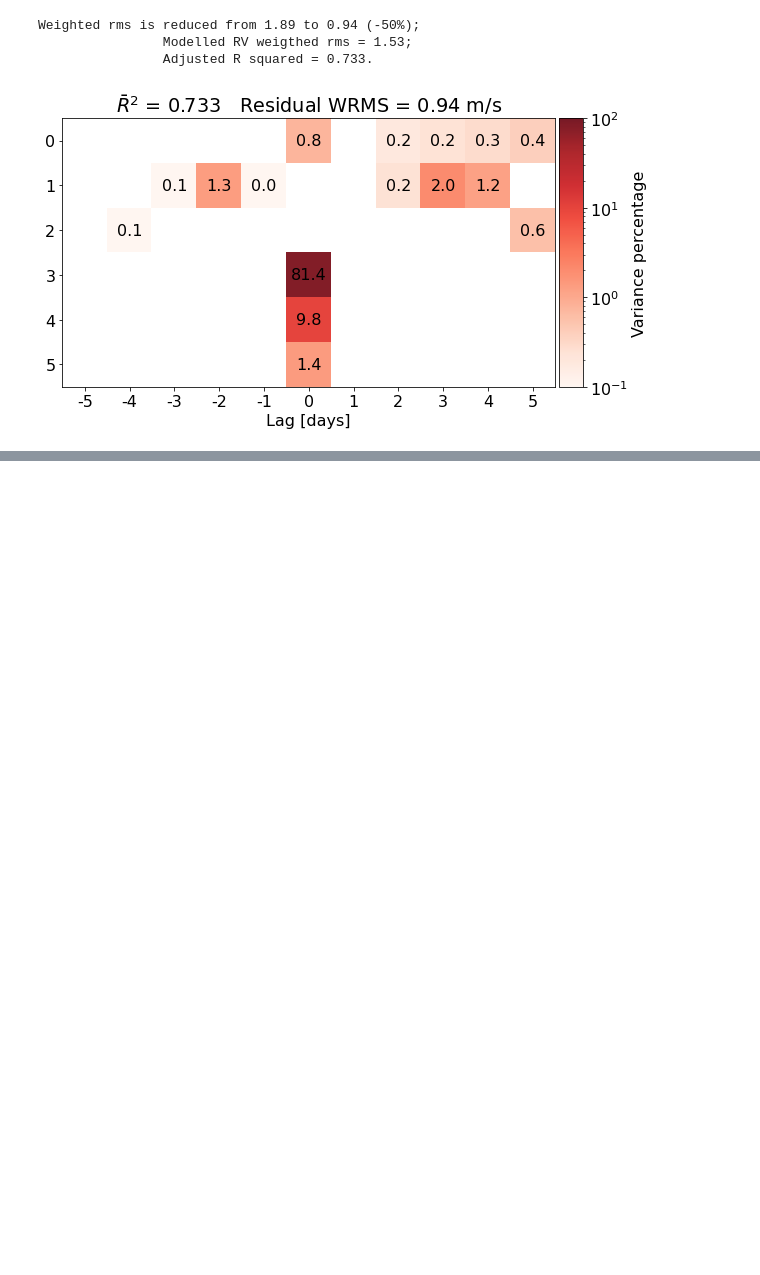
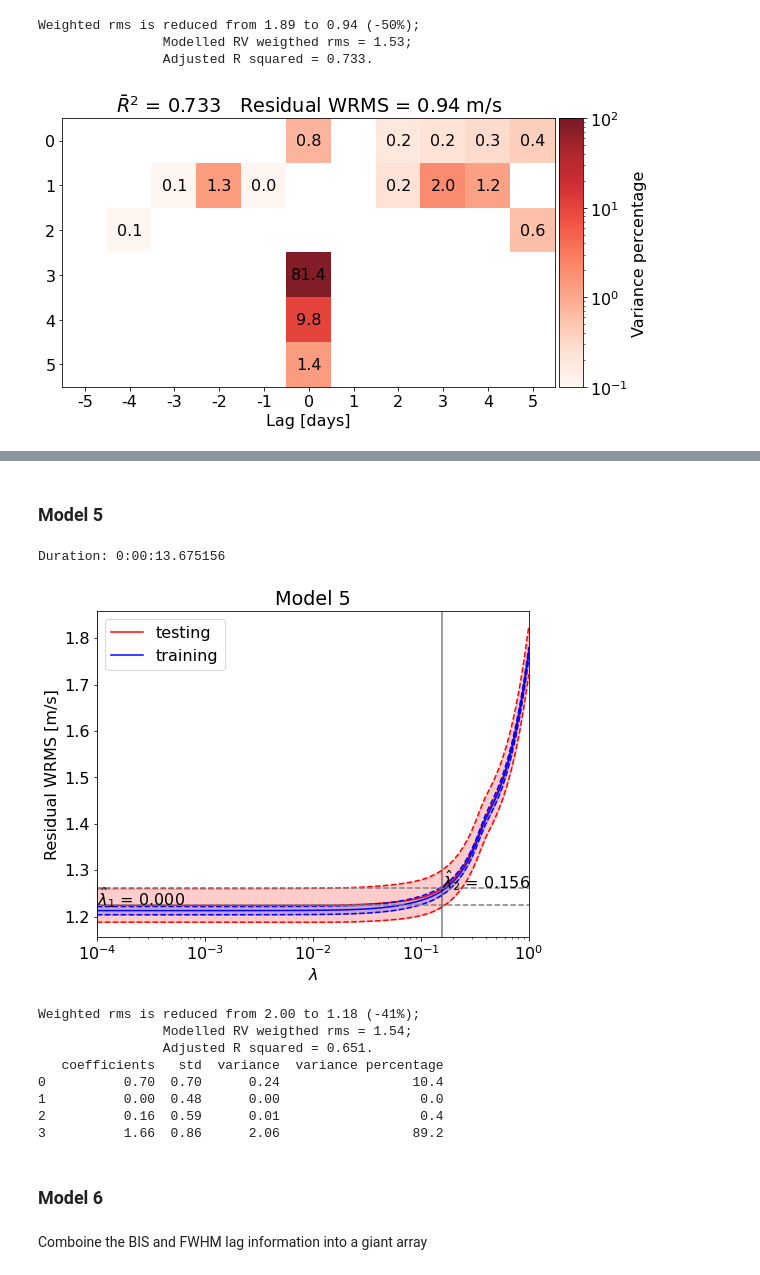
Before and after one commit to jinglinzhao/FIESTA-II, a Jupyter notebook: HARPS-N.ipynb, the cells around one changed output, grey strips where cells are left out. Drawn from its saved outputs; the diff is of its cells as text; code cells hidden in the pictures; blank space fills up the shorter version.

```diff
--- a/HARPS-N.ipynb
+++ b/HARPS-N.ipynb
@@ -769,0 +779,29 @@ NameError: name 'fwhm_daily' is not defined
+# %% [markdown]
+### Model 5
+# %%
+k_feature 		= fwhm_bis.shape[1]
+short_variation = np.zeros((k_feature, fwhm_bis.shape[0]))
+long_variation 	= np.zeros((k_feature, fwhm_bis.shape[0]))
+
+for i in range(k_feature):
+    _, short_variation[i,:], long_variation[i,:] = long_short_divide(
+        x=bjd_daily, y=fwhm_bis[:,i], yerr=efwhm_bis[:,i], r=100)
+
+feature_matrix = np.vstack([short_variation, long_variation]).T #(567,4)
+scores_test_mean, scores_train_mean, scores_test_std_mean, scores_train_std_mean, alpna_n = lasso_lambda(X=feature_matrix, Y=rv_daily, Weight=1/erv_daily**2, alphas=np.logspace(-4, 0, 100), n_folds=5, N=11, title='Model 5', file_name='Figure/CV_score5')
+y_hat5, w_std_all, w_rms5, score5, df5 = mlr(feature_matrix, target_vector=rv_daily, etarget_vector=erv_daily, alpha=0.05, lag='False')
+# %% [output]
+Duration: 0:00:13.675156
+[figure, added]
+Weighted rms is reduced from 2.00 to 1.18 (-41%);
+                Modelled RV weigthed rms = 1.54;
+                Adjusted R squared = 0.651.
+   coefficients   std  variance  variance percentage
+0          0.70  0.70      0.24                 10.4
+1          0.00  0.48      0.00                  0.0
+2          0.16  0.59      0.01                  0.4
+3          1.66  0.86      2.06                 89.2
+# %% [markdown]
+### Model 6
+# %% [markdown]
+Comboine the BIS and FWHM lag information into a giant array
```
Also changed, not shown: parts of 16 cells of this notebook, 8 other files.
